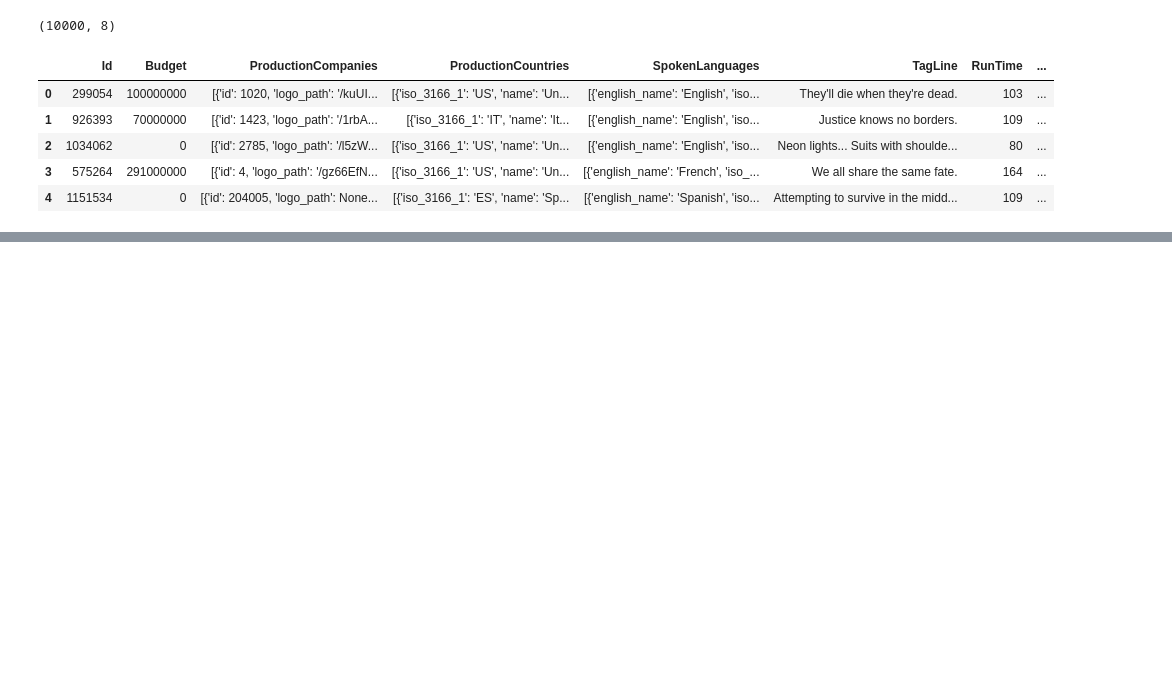
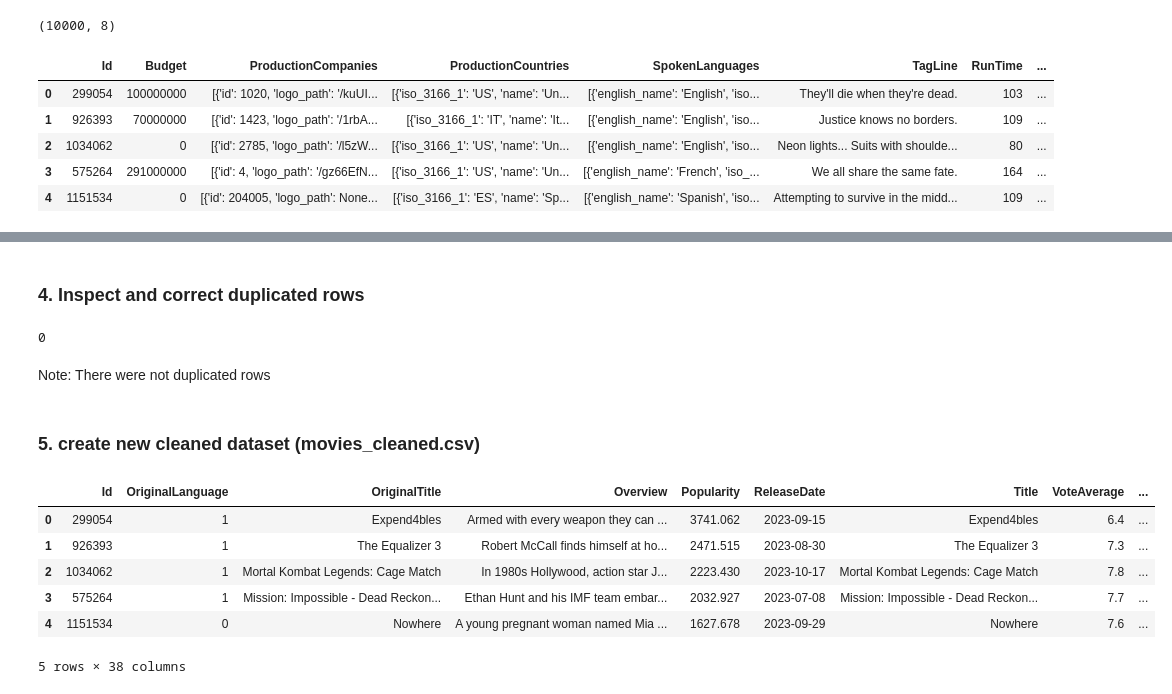
Before and after one commit to mlgomez0/advanced_python_project, a Jupyter notebook: notebooks/movies.ipynb, the cells around one changed output, grey strips where cells are left out. Saved outputs shown, nothing was run; the diff lists cells and outputs as text; code cells hidden in the pictures; blank space fills up the shorter version.

```diff
--- a/notebooks/movies.ipynb
+++ b/notebooks/movies.ipynb
@@ -183,0 +688,10 @@ df_movies.head()
+# %% [markdown]
+### 4. Inspect and correct duplicated rows
+# %%
+df.duplicated().sum()
+# %% [output]
+0
+# %% [markdown]
+Note: There were not duplicated rows
+# %% [markdown]
+### 5. create new cleaned dataset (movies_cleaned.csv)
@@ -183,0 +702,12 @@ df_movies.head()
+# %%
+#reading clearning data
+data = pd.read_csv('movies_cleaned.csv', lineterminator='\n')
+data.head()
+# %% [output]
+|  | Id | OriginalLanguage | OriginalTitle | Overview | Popularity | ReleaseDate | Title | VoteAverage | ... |
+| 0 | 299054 | 1 | Expend4bles | Armed with every weapon they can ... | 3741.062 | 2023-09-15 | Expend4bles | 6.4 | ... |
+| 1 | 926393 | 1 | The Equalizer 3 | Robert McCall finds himself at ho... | 2471.515 | 2023-08-30 | The Equalizer 3 | 7.3 | ... |
+| 2 | 1034062 | 1 | Mortal Kombat Legends: Cage Match | In 1980s Hollywood, action star J... | 2223.430 | 2023-10-17 | Mortal Kombat Legends: Cage Match | 7.8 | ... |
+| 3 | 575264 | 1 | Mission: Impossible - Dead Reckon... | Ethan Hunt and his IMF team embar... | 2032.927 | 2023-07-08 | Mission: Impossible - Dead Reckon... | 7.7 | ... |
+| 4 | 1151534 | 0 | Nowhere | A young pregnant woman named Mia ... | 1627.678 | 2023-09-29 | Nowhere | 7.6 | ... |
+5 rows × 38 columns
```
Also changed, not shown: parts of 58 cells of this notebook, 1 other file.
